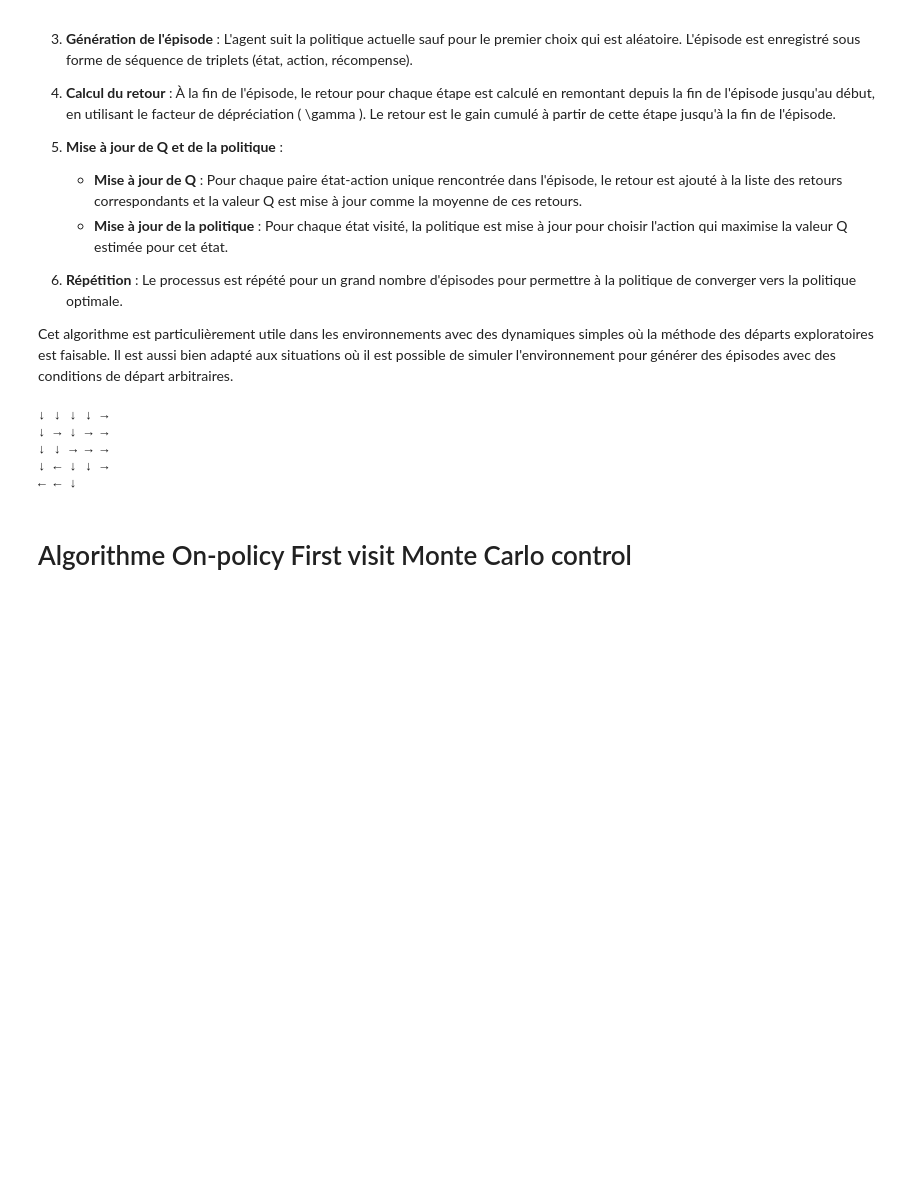
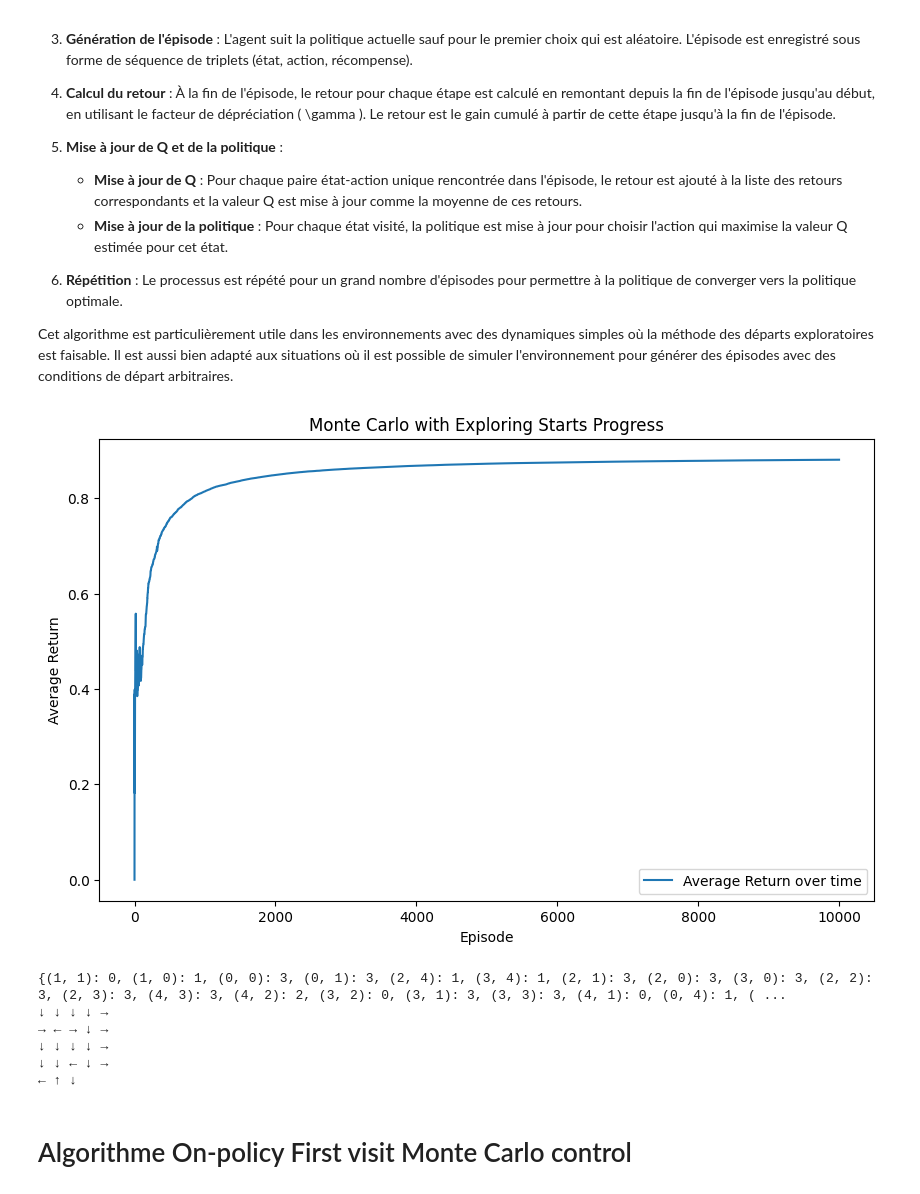
Before and after one commit to alexblch/Projet-Deep-Reinforcement-Learning, a Jupyter notebook: Gridworld/Gridworld.ipynb, the cells around one changed output. Drawn from its saved outputs; the diff is of its cells as text; code cells hidden in the pictures; blank space fills up the shorter version.

```diff
--- a/Gridworld/Gridworld.ipynb
+++ b/Gridworld/Gridworld.ipynb
@@ -215,12 +249,15 @@ L'algorithme de Monte Carlo avec départs exploratoires (ES) est une technique d
 
 Cet algorithme est particulièrement utile dans les environnements avec des dynamiques simples où la méthode des départs exploratoires est faisable. Il est aussi bien adapté aux situations où il est possible de simuler l'environnement pour générer des épisodes avec des conditions de départ arbitraires.
 # %%
+import numpy as np
+import matplotlib.pyplot as plt
 from tqdm import tqdm
 
 def naive_monte_carlo_with_exploring_starts(env_type, gamma=0.999, nb_iter=10000, max_steps=10):
     Pi = {}
     Q = {}
     Returns = {}
+    avg_returns = []
 
     for it in tqdm(range(nb_iter)):
         env = env_type.from_random_state()  # Assurez-vous que cette méthode initialise correctement
@@ -246,37 +283,75 @@ def naive_monte_carlo_with_exploring_starts(env_type, gamma=0.999, nb_iter=10000
             r = env.score() - prev_score
 
             trajectory.append((s, a, r, aa))
             steps_count += 1
 
         G = 0
         for (t, (s, a, r, aa)) in reversed(list(enumerate(trajectory))):
             G = gamma * G + r
 
             if all(map(lambda triplet: triplet[0] != s or triplet[1] != a, trajectory[:t])):
                 if (s, a) not in Returns:
                     Returns[(s, a)] = []
                 Returns[(s, a)].append(G)
                 Q[(s, a)] = np.mean(Returns[(s, a)])
 
                 best_a = None
                 best_a_score = 0.0
                 for a in aa:
                     if (s, a) not in Q:
                         Q[(s, a)] = np.random.random()
                     if best_a is None or Q[(s, a)] > best_a_score:
                         best_a = a
                         best_a_score = Q[(s, a)]
 
                 Pi[s] = best_a
 
+        # Calculate the average return for visualization
+        avg_return = np.mean([np.mean(ret) for ret in Returns.values()])
+        avg_returns.append(avg_return)
+
+    # Plot the average return over time
+    plt.figure(figsize=(10, 6))
+    plt.plot(avg_returns, label='Average Return over time')
+    plt.xlabel('Episode')
+    plt.ylabel('Average Return')
+    plt.title('Monte Carlo with Exploring Starts Progress')
+    plt.legend()
+    plt.show()
+
     return Pi
 
+
+def print_policy(policy, grid_size):
+    policy_arrows = {
+        0: '←',  # Gauche
+        1: '→',  # Droite
+        2: '↑',  # Haut
+        3: '↓'   # Bas
+    }
+
+    grid = np.full(grid_size, ' ')
+    for (state, action) in policy.items():
+        row, col = state
+        grid[row, col] = policy_arrows[action]
+
+    for row in grid:
+        row_str = ' '.join(row).strip()
+        if row_str:
+            print(row_str)
+
+
+
+
+
 Pi = naive_monte_carlo_with_exploring_starts(GridWorld, nb_iter=10000)
-Pi
-print_policy(Pi, grid_size=(5, 5))
+print(Pi)
+print_policy(Pi, (5, 5))
 # %% [output]
+[figure, added]
+{(1, 1): 0, (1, 0): 1, (0, 0): 3, (0, 1): 3, (2, 4): 1, (3, 4): 1, (2, 1): 3, (2, 0): 3, (3, 0): 3, (2, 2): 3, (2, 3): 3, (4, 3): 3, (4, 2): 2, (3, 2): 0, (3, 1): 3, (3, 3): 3, (4, 1): 0, (0, 4): 1, ( ...
 ↓ ↓ ↓ ↓ →
-↓ → ↓ → →
-↓ ↓ → → →
-↓ ← ↓ ↓ →
-← ← ↓
+→ ← → ↓ →
+↓ ↓ ↓ ↓ →
+↓ ↓ ← ↓ →
+← ↑ ↓
```
Also changed, not shown: parts of 8 cells of this notebook, 1 other file.
